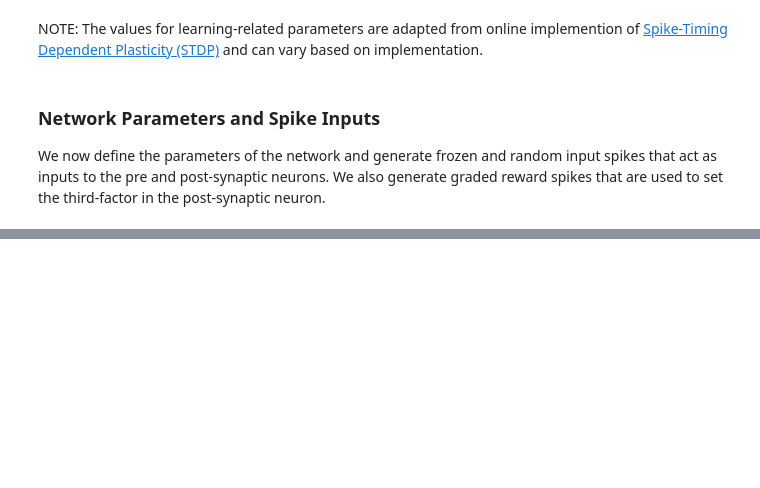
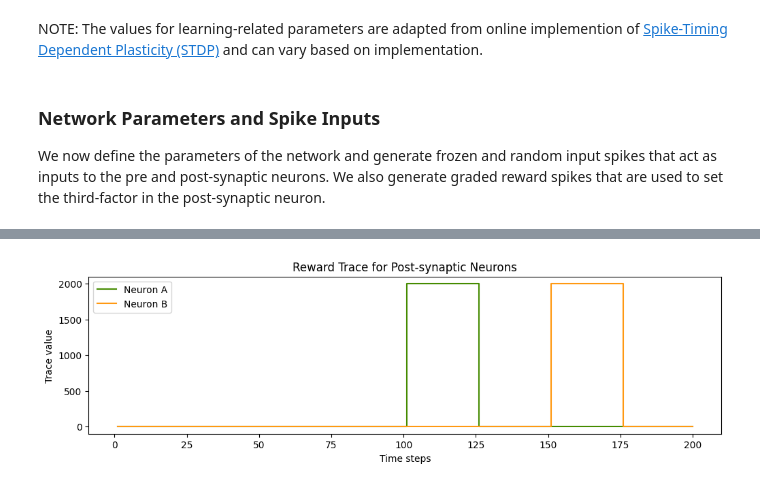
Before and after one commit to lava-nc/lava, a Jupyter notebook: tutorials/in_depth/tutorial10_three_factor_learning.ipynb, the cells around one changed output, grey strips where cells are left out. Cells and saved outputs as stored; diff of their text form; code cells hidden in the pictures; blank space fills up the shorter version.

```diff
--- a/tutorials/in_depth/tutorial10_three_factor_learning.ipynb
+++ b/tutorials/in_depth/tutorial10_three_factor_learning.ipynb
@@ -401,0 +372,14 @@ plot_time_series_subplots(time=time, time_series_y1=time_series_y1, time_series_
+# %%
+# Plotting reward trace dynamics
+time = time
+time_series_y1 = reward_trace[:, 0]
+time_series_y2 = reward_trace[:, 1]
+ylabel = "Trace value"
+title = "Reward Trace for Post-synaptic Neurons"
+figsize = (12, 3)
+color = ['#458b00', '#ff9912']
+legend = ['Neuron A', 'Neuron B']
+
+plot_time_series_subplots(time=time, time_series_y1=time_series_y1, time_series_y2=time_series_y2, ylabel=ylabel, title=title, figsize=figsize, color=color, legend=legend)
+# %% [output]
+[figure, added]
```
Also changed, not shown: parts of 16 cells of this notebook, 1 other file.
